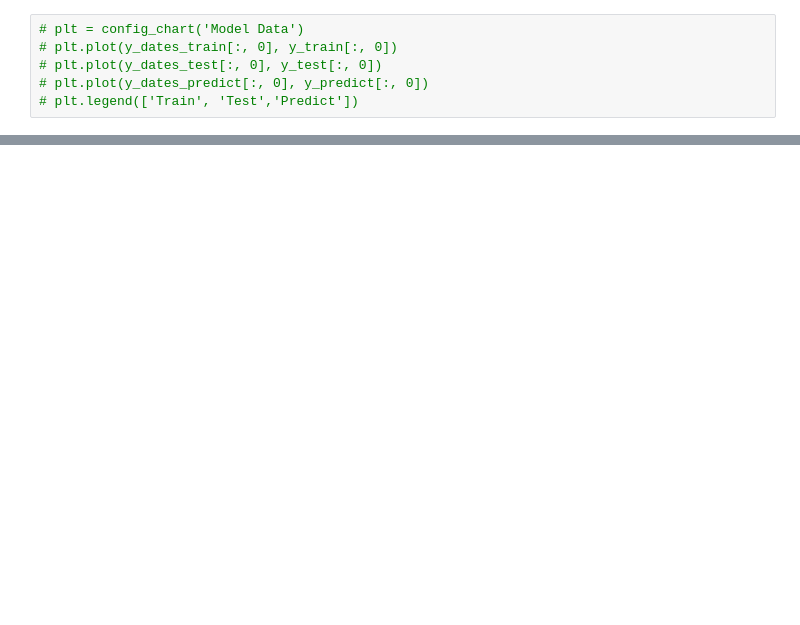
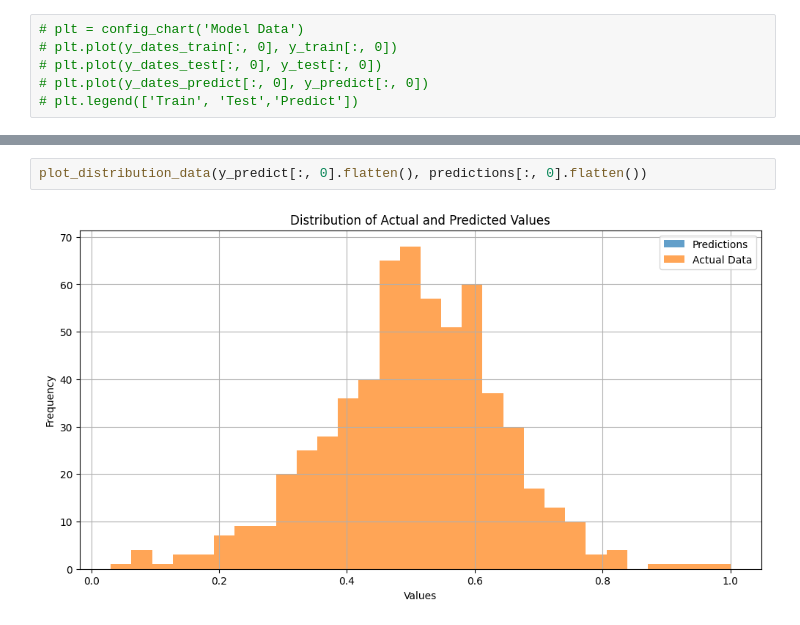
Before and after one commit to BoykoPetevBoev/Stock-Market-Prediction, a Jupyter notebook: src/models/lstm_v2/lstm_model.ipynb, the cells around one changed output, grey strips where cells are left out. Drawn from its saved outputs; the diff is of its cells as text; blank space fills up the shorter version.

```diff
--- a/src/models/lstm_v2/lstm_model.ipynb
+++ b/src/models/lstm_v2/lstm_model.ipynb
@@ -136,3 +137,7 @@ predictions = model.predict(x_predict)
+# %%
+plot_distribution_data(y_predict[:, 0].flatten(), predictions[:, 0].flatten())
+# %% [output]
+[figure, added]
 # %%
 index = 0
 
```
Also changed, not shown: parts of 20 cells of this notebook, 14 other files.
